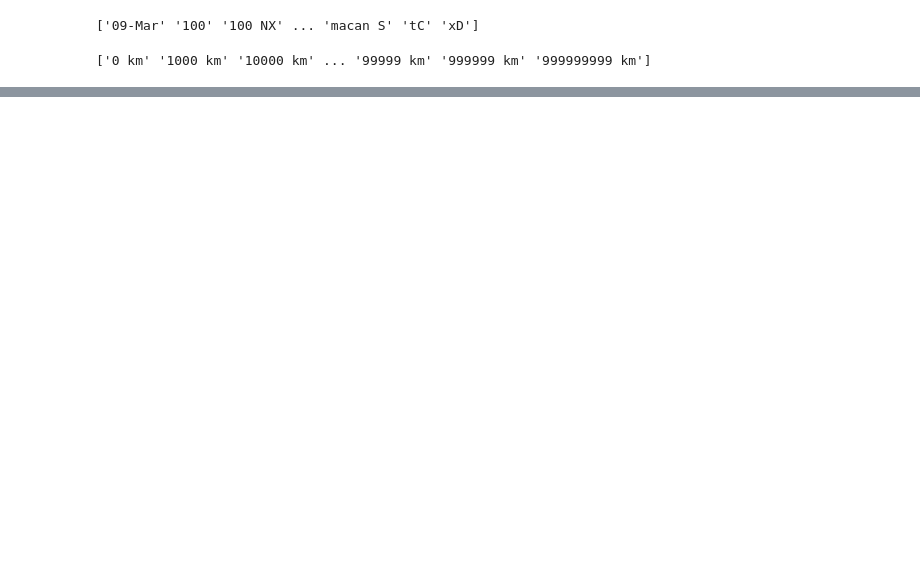
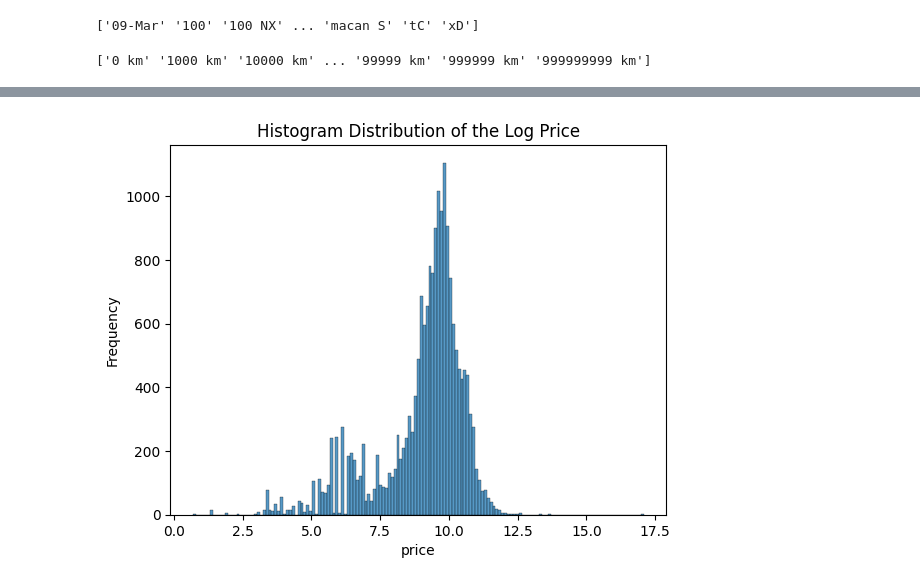
Before and after one commit to bonjourlord/car-price-prediction, a Jupyter notebook: loading_preprocessing_data.ipynb, the cells around one changed output, grey strips where cells are left out. Cells and saved outputs as stored; diff of their text form; code cells hidden in the pictures; blank space fills up the shorter version.

```diff
--- a/loading_preprocessing_data.ipynb
+++ b/loading_preprocessing_data.ipynb
@@ -215,0 +216,13 @@ print(np.unique(df['Mileage']))
+# %%
+## log transformation
+log_price = np.log1p(df['price'])
+# %%
+sns.histplot(log_price)
+
+plt.title('Histogram Distribution of the Log Price')
+plt.xlabel('price')
+plt.ylabel('Frequency')
+
+plt.show()
+# %% [output]
+[figure, added]
```
Also changed, not shown: parts of 65 cells of this notebook.
